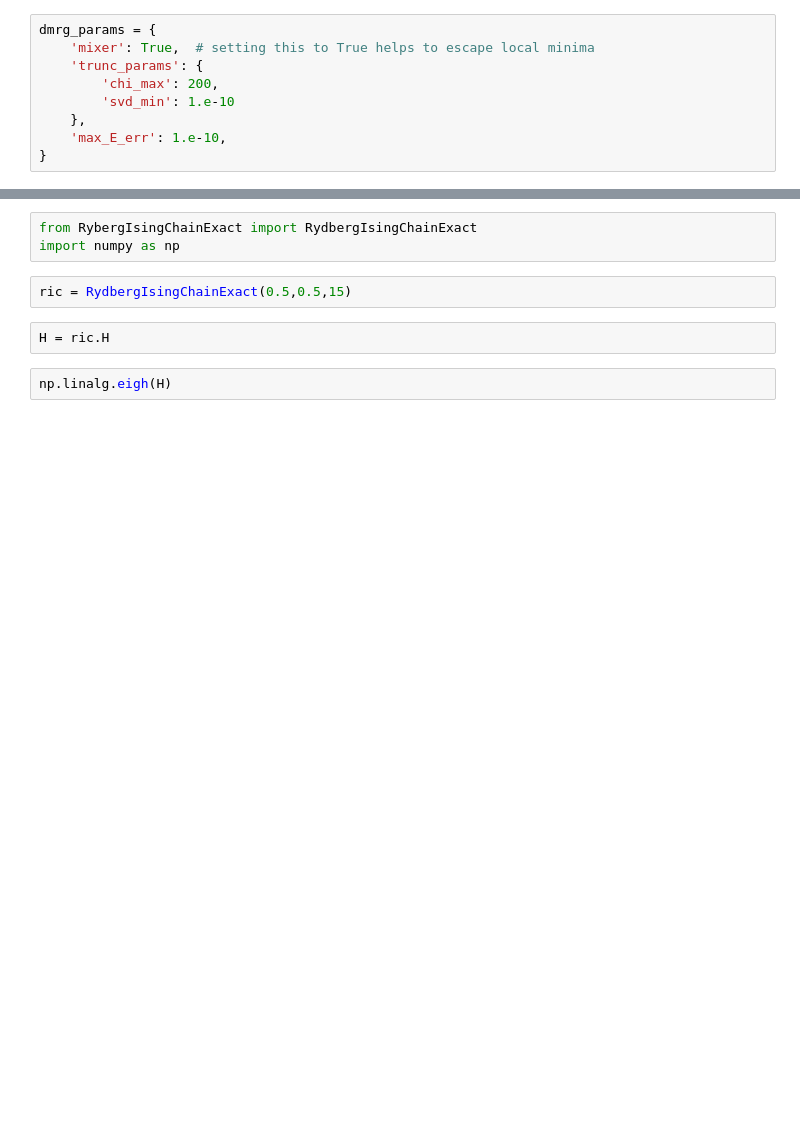
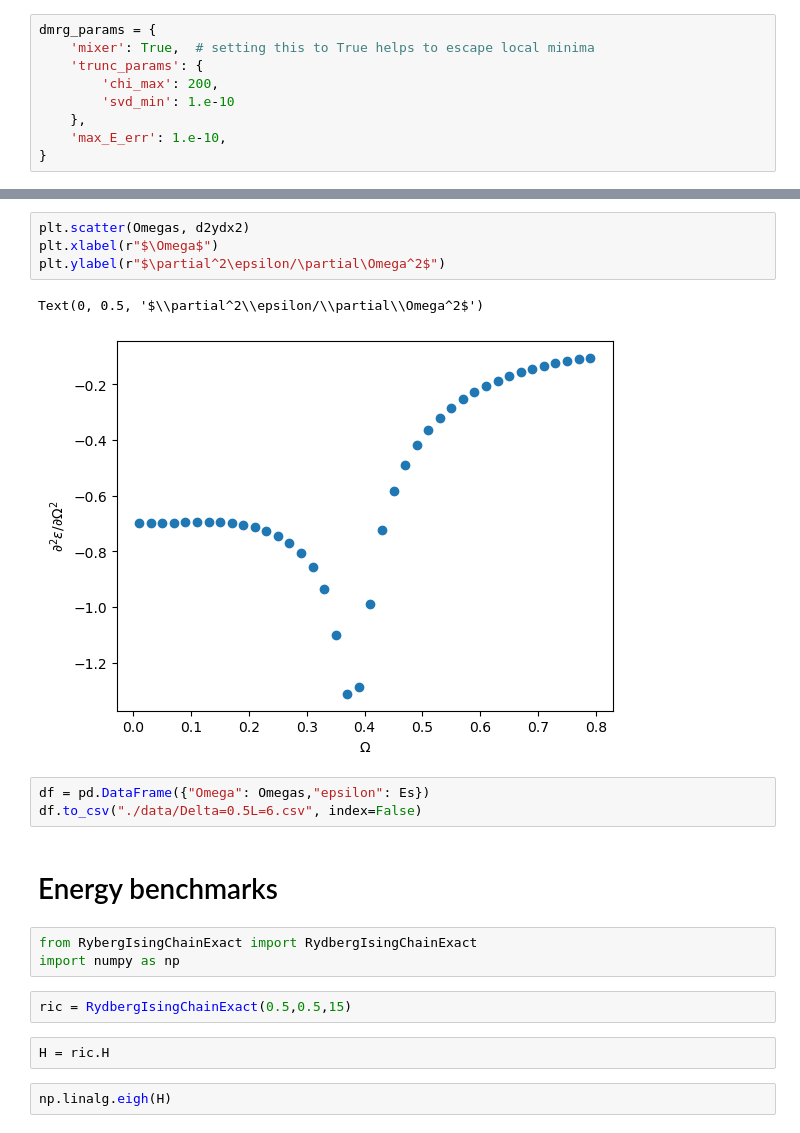
Before and after one commit to coolgas/melting_reproduce, a Jupyter notebook: experiments.ipynb, the cells around one changed output, grey strips where cells are left out. Saved outputs shown, nothing was run; the diff lists cells and outputs as text; blank space fills up the shorter version.

```diff
--- a/experiments.ipynb
+++ b/experiments.ipynb
@@ -32,3 +105,15 @@ plt.plot(Rb[:30], d2ydx2[:30])
+# %%
+plt.scatter(Omegas, d2ydx2)
+plt.xlabel(r"$\Omega$")
+plt.ylabel(r"$\partial^2\epsilon/\partial\Omega^2$")
+# %% [output]
+Text(0, 0.5, '$\\partial^2\\epsilon/\\partial\\Omega^2$')
+[figure, added]
+# %%
+df = pd.DataFrame({"Omega": Omegas,"epsilon": Es})
+df.to_csv("./data/Delta=0.5L=6.csv", index=False)
+# %% [markdown]
+# Energy benchmarks
 # %%
 from RybergIsingChainExact import RydbergIsingChainExact
 import numpy as np
```
Also changed, not shown: parts of 9 cells of this notebook, 1 other file.
